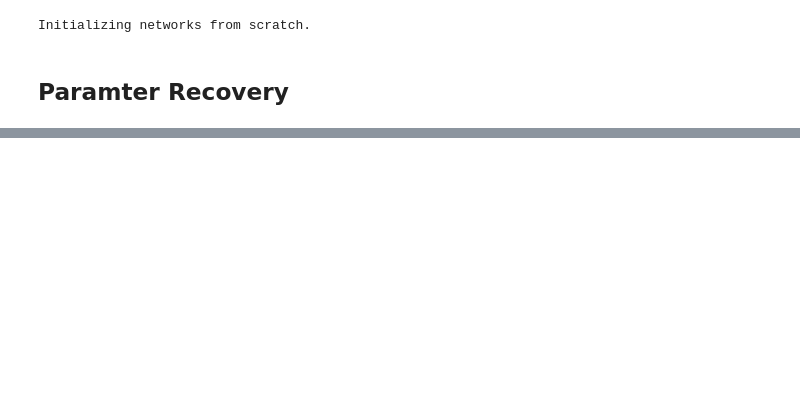
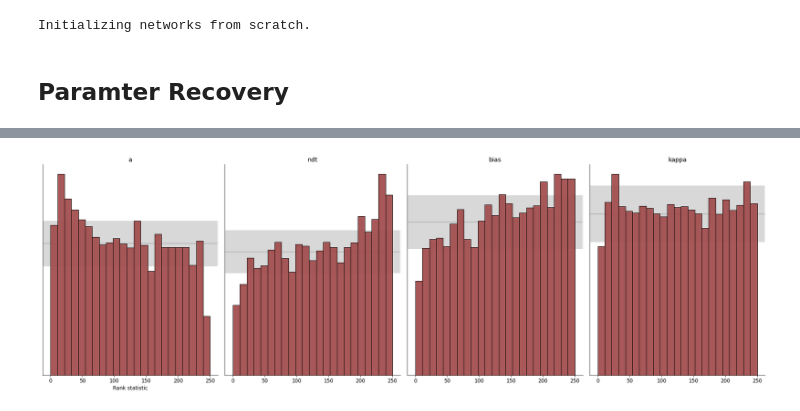
Before and after one commit to awellis/evidence-accumulators, a Jupyter notebook: notebooks/constant_drift_diffusion_modeling.ipynb, the cells around one changed output, grey strips where cells are left out. Cells and saved outputs as stored; diff of their text form; code cells hidden in the pictures; blank space fills up the shorter version.

```diff
--- a/notebooks/constant_drift_diffusion_modeling.ipynb
+++ b/notebooks/constant_drift_diffusion_modeling.ipynb
@@ -138,0 +149,14 @@ sns.pairplot(pd.DataFrame(samples[0], columns=PARAM_NAMES))
+# %%
+# Simulate
+n_sbc = 5000
+n_post_samples_sbc = 250
+params, sim_data = const_dm_batch_simulator(n_sbc, N_OBS)
+# %%
+# Amortized inference
+param_samples = np.concatenate([amortizer.sample(x, n_post_samples_sbc)
+                                for x in tf.split(sim_data, 10, axis=0)], axis=0)
+# %%
+# Rank-plot
+f = plot_sbc(param_samples, params, param_names=PARAM_NAMES, figsize=(24, 8), bins=23)
+# %% [output]
+[figure, added]
```
Also changed, not shown: parts of 14 cells of this notebook, 11 other files.
